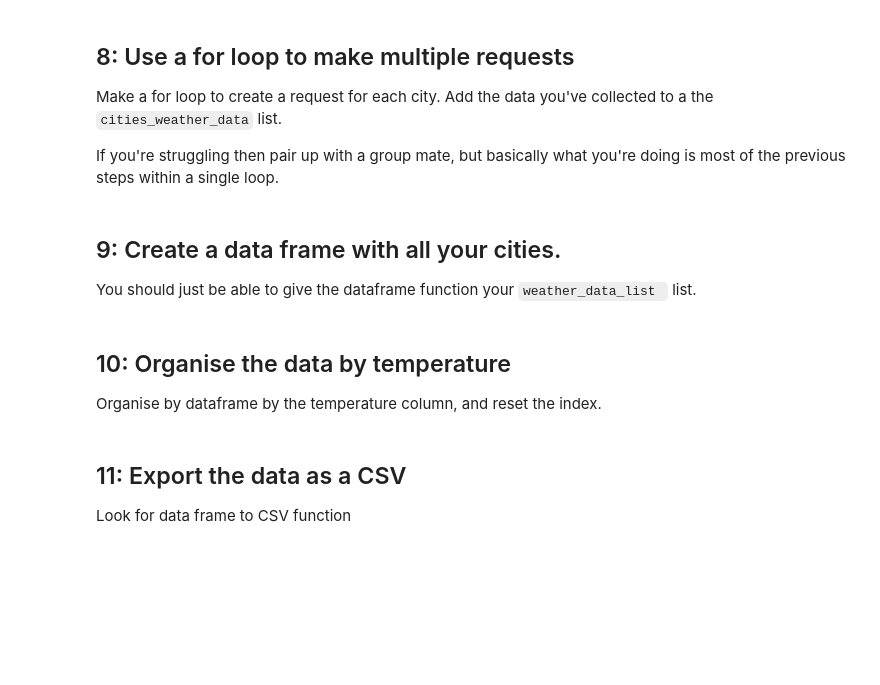
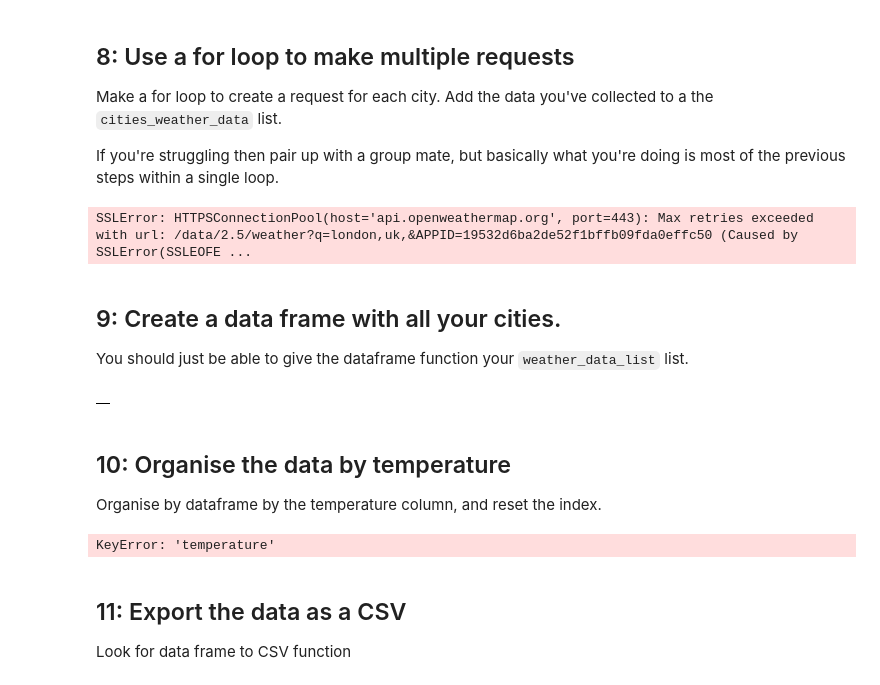
Before and after one commit to kieran036/ual_peckham_daz, a Jupyter notebook: data_science/session_10/labs/open-weather.ipynb, the cells around one changed output. Cells and saved outputs as stored; diff of their text form; code cells hidden in the pictures; blank space fills up the shorter version.

```diff
--- a/data_science/session_10/labs/open-weather.ipynb
+++ b/data_science/session_10/labs/open-weather.ipynb
@@ -174,3 +163,5 @@ cities = [...]
+# %%
+cities = ["london,uk","manchester,uk","edinburgh,uk","birmingham,uk","bristol,uk",]
 # %% [markdown]
 ## 8: Use a for loop to make multiple requests
 
@@ -182,24 +173,26 @@ weather_data_list = []
 
 for city in cities:
 
-    response = # Make a request to the API using the city name
+    response = requests.get(f'{url}?q={city},&APPID={api_id}') # Make a request to the API using the city name
 
     if response.status_code == 200:
-        response_json = ...
-        city_name = ...
-        temperature = ...
-        humidity = ...
-        weather_description = ...
-        wind_speed = ...
+        response_json = response.json()
+        city_name = response_json['name']
+        temperature = response_json['main']['temp']
+        humidity = response_json['main']['humidity']
+        weather_description = response_json['weather'][0]['description']
+        wind_speed = response_json['wind']['speed']
 
         # create a dictionary with the extracted data
-        extracted_data = {"": ... , "": ... }
+        extracted_data = {"city_name": city_name , "temperature": temperature, "humidity": humidity, "temperature": temperature, "weather_description": weather_description, "wind_speed": wind_speed}
 
         # append the dictionary to the list
         weather_data_list.append(extracted_data)
 
 weather_data_list
+# %% [output]
+SSLError: HTTPSConnectionPool(host='api.openweathermap.org', port=443): Max retries exceeded with url: /data/2.5/weather?q=london,uk,&APPID=19532d6ba2de52f1bffb09fda0effc50 (Caused by SSLError(SSLEOFE ...
 # %% [markdown]
 ## 9: Create a data frame with all your cities.
 
-You should just be able to give the dataframe function your `weather_data_list ` list.
+You should just be able to give the dataframe function your `weather_data_list` list.
@@ -208,7 +199,16 @@ weather_data_df = ...
+# %%
+weather_data_df = pd.DataFrame.from_dict(weather_data_list)
+weather_data_df
+# %% [output]
+|  |
 # %% [markdown]
 ## 10: Organise the data by temperature
 
 Organise by dataframe by the temperature column, and reset the index.
+# %%
+weather_data_df.reset_index().sort_values(by='temperature', ascending=False)
+# %% [output]
+KeyError: 'temperature'
 # %% [markdown]
 ## 11: Export the data as a CSV
 
```
Also changed, not shown: parts of 12 cells of this notebook, 21 other files.
